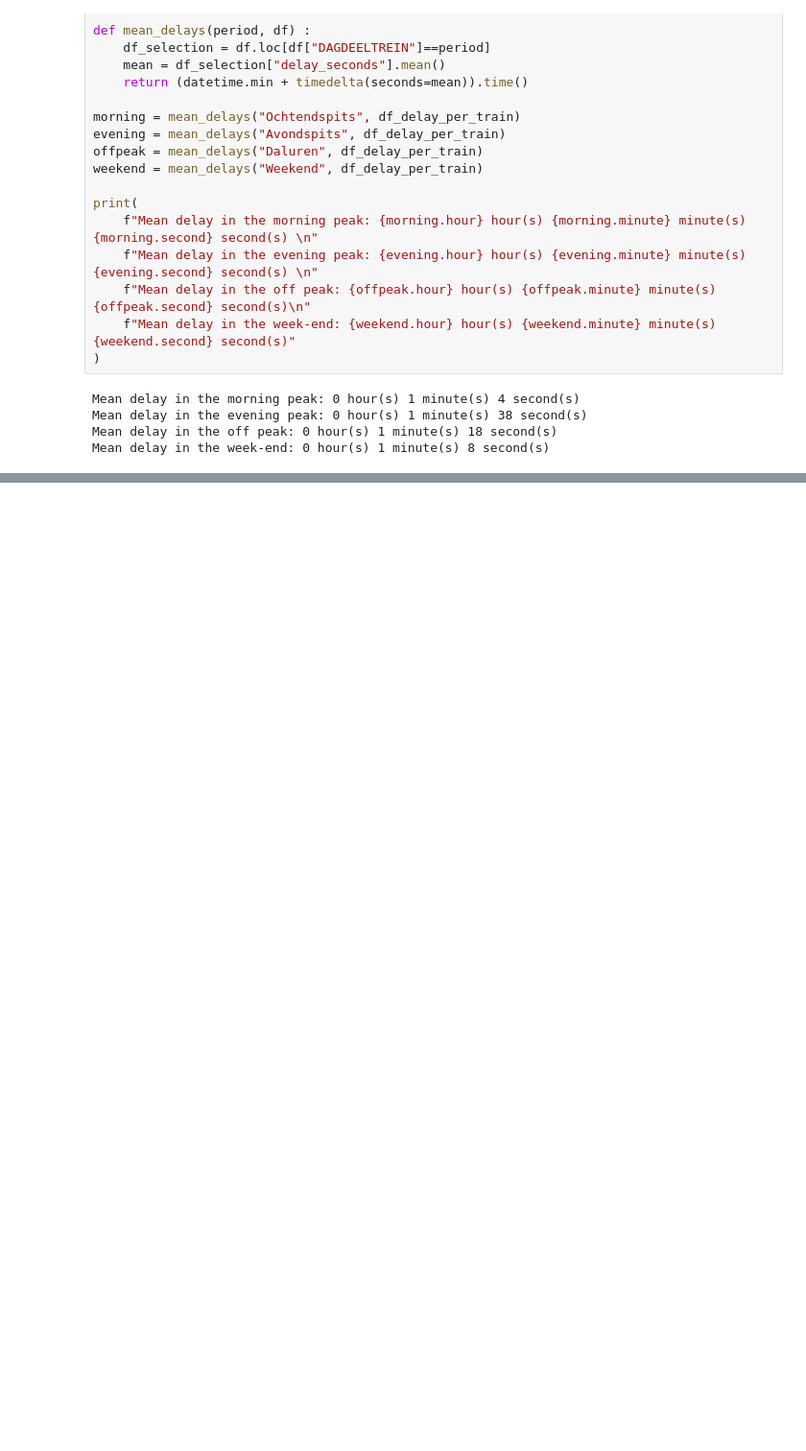
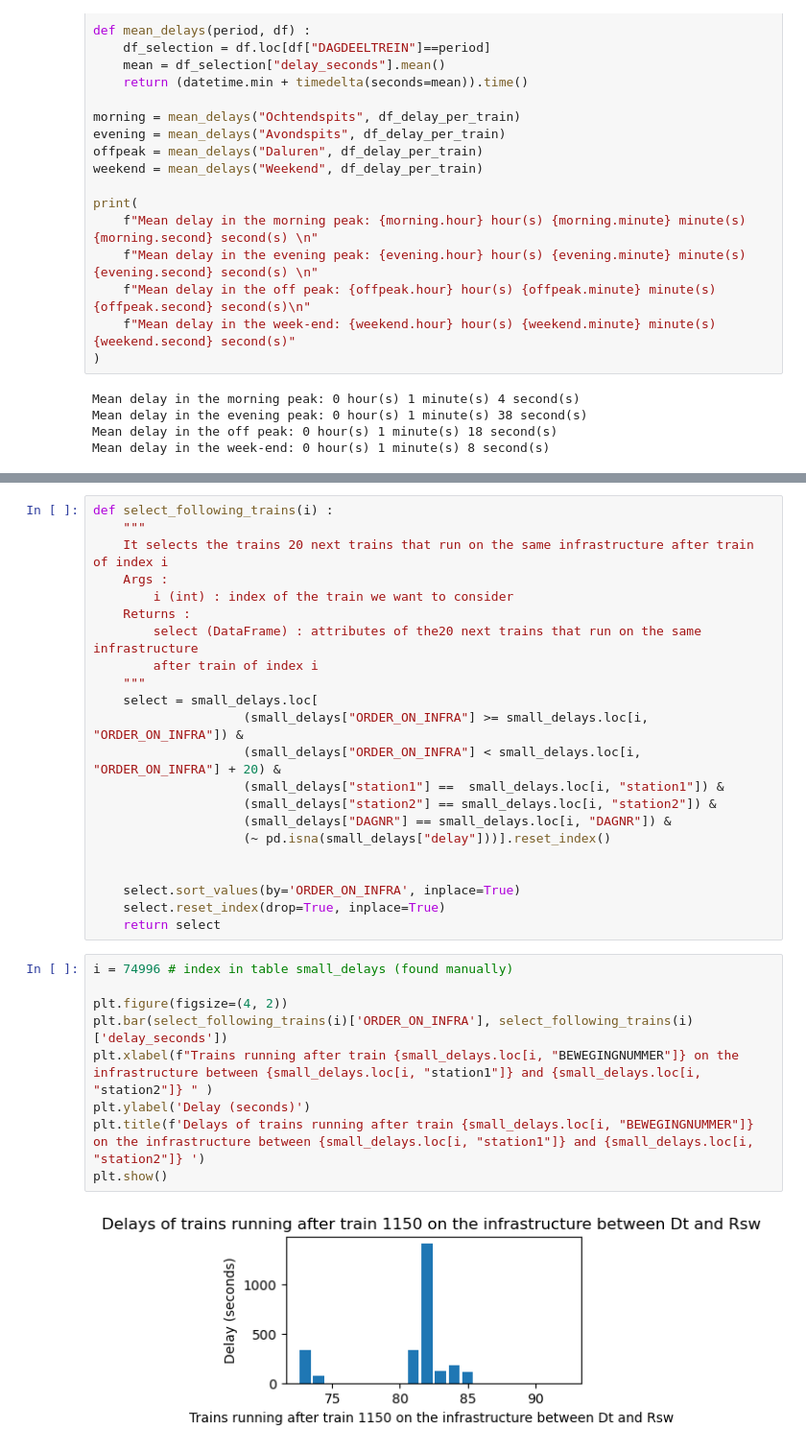
Before and after one commit to Merelkramer/Group2_NS, a Jupyter notebook: DataViz.ipynb, the cells around one changed output, grey strips where cells are left out. Shown at 96% size. Saved outputs shown, nothing was run; the diff lists cells and outputs as text; blank space fills up the shorter version.

Commit message:
small delays analysis

```diff
--- a/DataViz.ipynb
+++ b/DataViz.ipynb
@@ -591,0 +613,33 @@ Mean delay in the week-end: 0 hour(s) 1 minute(s) 8 second(s)
+# %%
+def select_following_trains(i) :
+    """
+    It selects the trains 20 next trains that run on the same infrastructure after train of index i
+    Args :
+        i (int) : index of the train we want to consider
+    Returns :
+        select (DataFrame) : attributes of the20 next trains that run on the same infrastructure
+        after train of index i
+    """
+    select = small_delays.loc[
+                    (small_delays["ORDER_ON_INFRA"] >= small_delays.loc[i, "ORDER_ON_INFRA"]) &
+                    (small_delays["ORDER_ON_INFRA"] < small_delays.loc[i, "ORDER_ON_INFRA"] + 20) &
+                    (small_delays["station1"] ==  small_delays.loc[i, "station1"]) &
+                    (small_delays["station2"] == small_delays.loc[i, "station2"]) &
+                    (small_delays["DAGNR"] == small_delays.loc[i, "DAGNR"]) &
+                    (~ pd.isna(small_delays["delay"]))].reset_index()
+
+
+    select.sort_values(by='ORDER_ON_INFRA', inplace=True)
+    select.reset_index(drop=True, inplace=True)
+    return select
+# %%
+i = 74996 # index in table small_delays (found manually)
+
+plt.figure(figsize=(4, 2))
+plt.bar(select_following_trains(i)['ORDER_ON_INFRA'], select_following_trains(i)['delay_seconds'])
+plt.xlabel(f"Trains running after train {small_delays.loc[i, "BEWEGINGNUMMER"]} on the infrastructure between {small_delays.loc[i, "station1"]} and {small_delays.loc[i, "station2"]} " )
+plt.ylabel('Delay (seconds)')
+plt.title(f'Delays of trains running after train {small_delays.loc[i, "BEWEGINGNUMMER"]} on the infrastructure between {small_delays.loc[i, "station1"]} and {small_delays.loc[i, "station2"]} ')
+plt.show()
+# %% [output]
+[figure, added]
```
Also changed, not shown: parts of 27 cells of this notebook.
